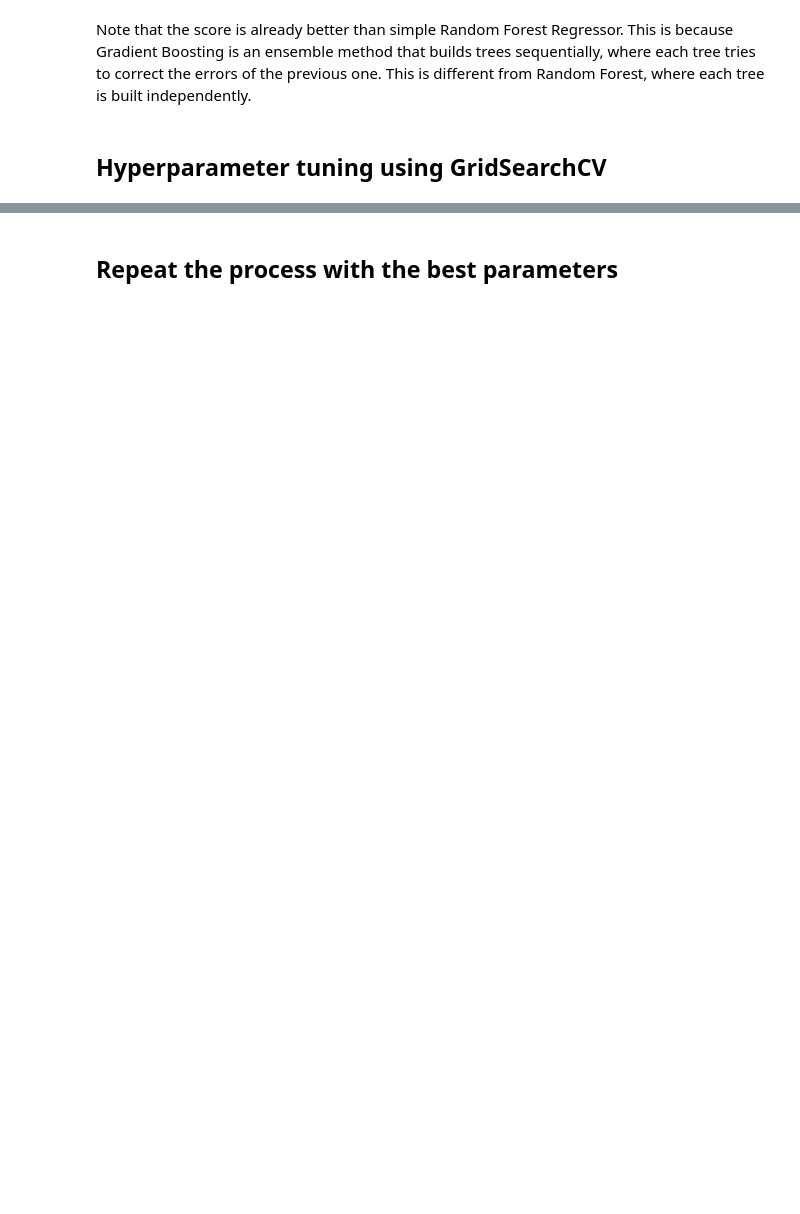
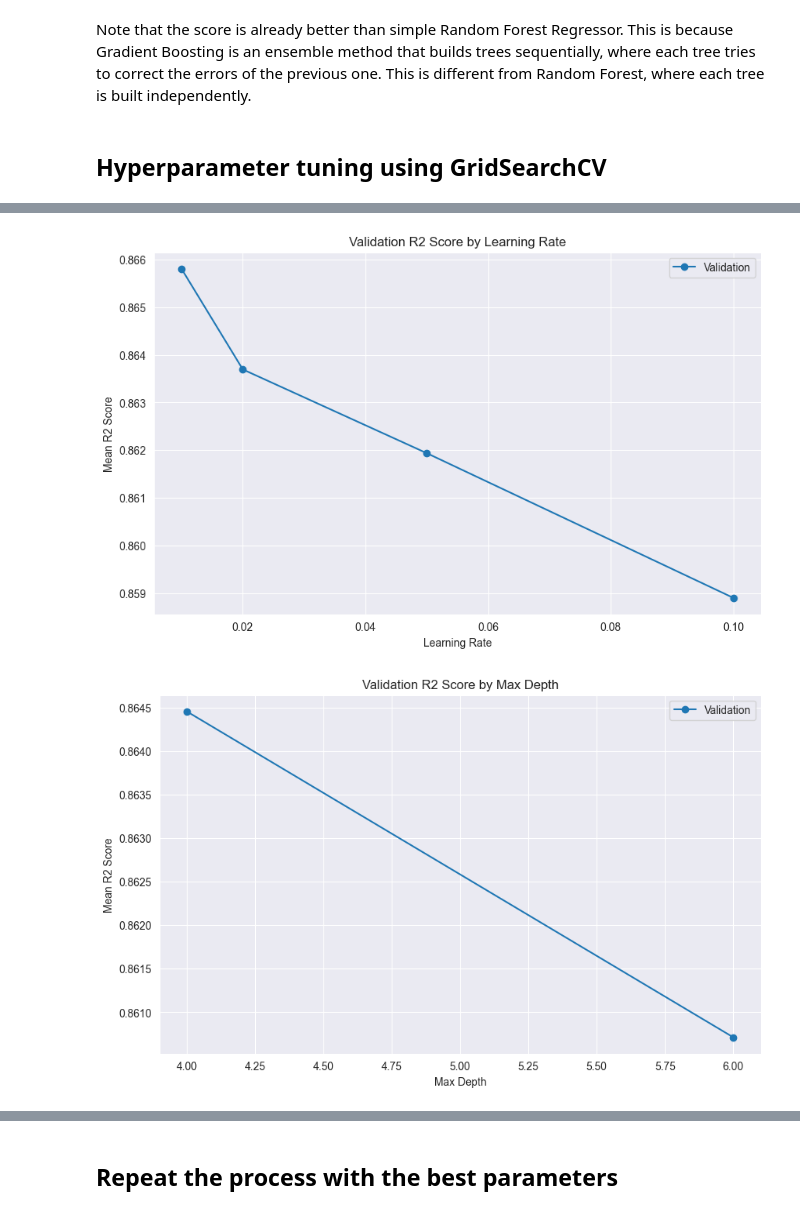
Before and after one commit to Vincent881909/ml-group124, a Jupyter notebook: src/GradientBoostingRegressor.ipynb, the cells around one changed output, grey strips where cells are left out. Cells and saved outputs as stored; diff of their text form; code cells hidden in the pictures; blank space fills up the shorter version.

```diff
--- a/src/GradientBoostingRegressor.ipynb
+++ b/src/GradientBoostingRegressor.ipynb
@@ -76,0 +125,61 @@ Best score:  -27186.40331028834
+# %%
+# get the train and validation scores
+train_scores = results['mean_train_score'].values.reshape(4, 2, 4, 3)
+val_scores = results['mean_test_score'].values.reshape(4, 2, 4, 3)
+
+# Calculate the mean scores across other hyperparameters for learning rate
+mean_train_scores_lr = np.mean(train_scores, axis=(1, 2, 3))  # Aggregate over max_depth, min_samples_leaf, and max_features
+mean_val_scores_lr = np.mean(val_scores, axis=(1, 2, 3))  # Aggregate over max_depth, min_samples_leaf, and max_features
+
+mean_train_scores_msl = np.mean(train_scores, axis=(0, 1, 3))  # Aggregate over learning_rate, max_depth, and max_features for min samples leaf
+mean_val_scores_msl = np.mean(val_scores, axis=(0, 1, 3))  # Aggregate over learning_rate, max_depth, and max_features for min samples leaf
+
+mean_train_scores_mf = np.mean(train_scores, axis=(0, 1, 2))  # Aggregate over learning_rate, max_depth, and min_samples_leaf for max features
+mean_val_scores_mf = np.mean(val_scores, axis=(0, 1, 2))  # Aggregate over learning_rate, max_depth, and min_samples_leaf for max features
+
+# Plot for learning rate
+plt.figure(figsize=(10, 6))
+plt.plot(param_grid['learning_rate'], mean_val_scores_lr, marker='o', linestyle='-', label='Validation')
+plt.xlabel('Learning Rate')
+plt.ylabel('Mean R2 Score')
+plt.title('Validation R2 Score by Learning Rate')
+plt.legend()
+plt.grid(True)
+plt.show()
+
+# Calculate the mean scores across other hyperparameters for max depth
+mean_train_scores_md = np.mean(train_scores, axis=(0, 2, 3))  # Aggregate over learning_rate, min_samples_leaf, and max_features
+mean_val_scores_md = np.mean(val_scores, axis=(0, 2, 3))  # Aggregate over learning_rate, min_samples_leaf, and max_features
+
+# Plot for max depth
+plt.figure(figsize=(10, 6))
+plt.plot(param_grid['max_depth'], mean_val_scores_md, marker='o', linestyle='-', label='Validation')
+plt.xlabel('Max Depth')
+plt.ylabel('Mean R2 Score')
+plt.title('Validation R2 Score by Max Depth')
+plt.legend()
+plt.grid(True)
+plt.show()
+
+# Plot for min samples leaf
+plt.figure(figsize=(10, 6))
+plt.plot(param_grid['min_samples_leaf'], mean_val_scores_msl, marker='o', linestyle='-', label='Validation')
+plt.xlabel('Min Samples Leaf')
+plt.ylabel('Mean R2 Score')
+plt.title('Validation R2 Score by Min Samples Leaf')
+plt.legend()
+plt.grid(True)
+plt.show()
+
+# Plot for max features
+plt.figure(figsize=(10, 6))
+plt.plot(param_grid['max_features'], mean_val_scores_mf, marker='o', linestyle='-', label='Validation')
+plt.xlabel('Max Features')
+plt.ylabel('Mean R2 Score')
+plt.title('Validation R2 Score by Max Features')
+plt.legend()
+plt.grid(True)
+plt.show()
+# %% [output]
+[figure, added]
+[figure, added]
```
Also changed, not shown: parts of 14 cells of this notebook.
